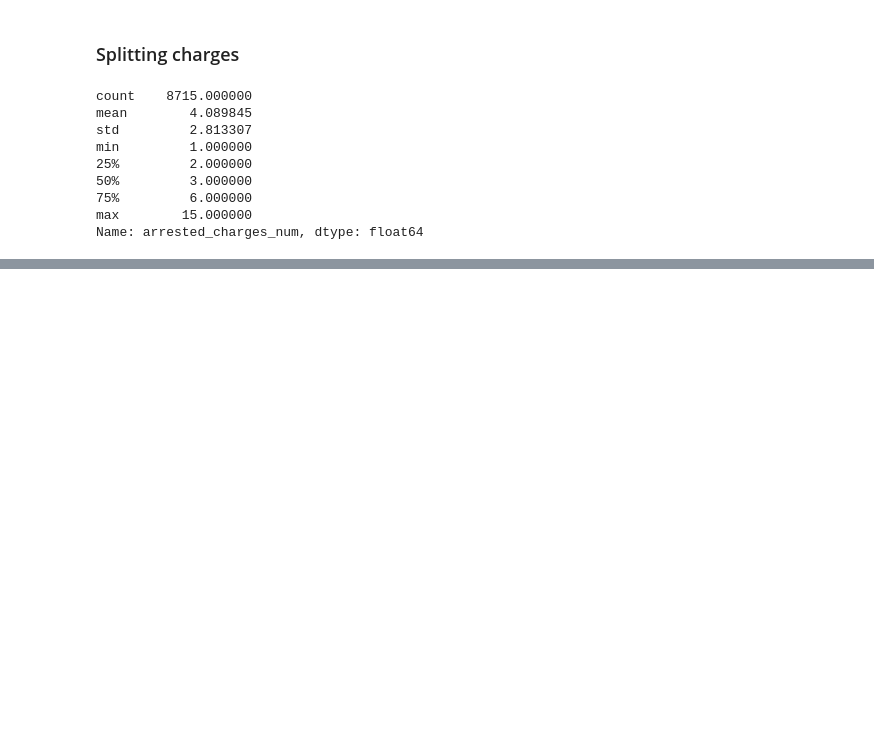
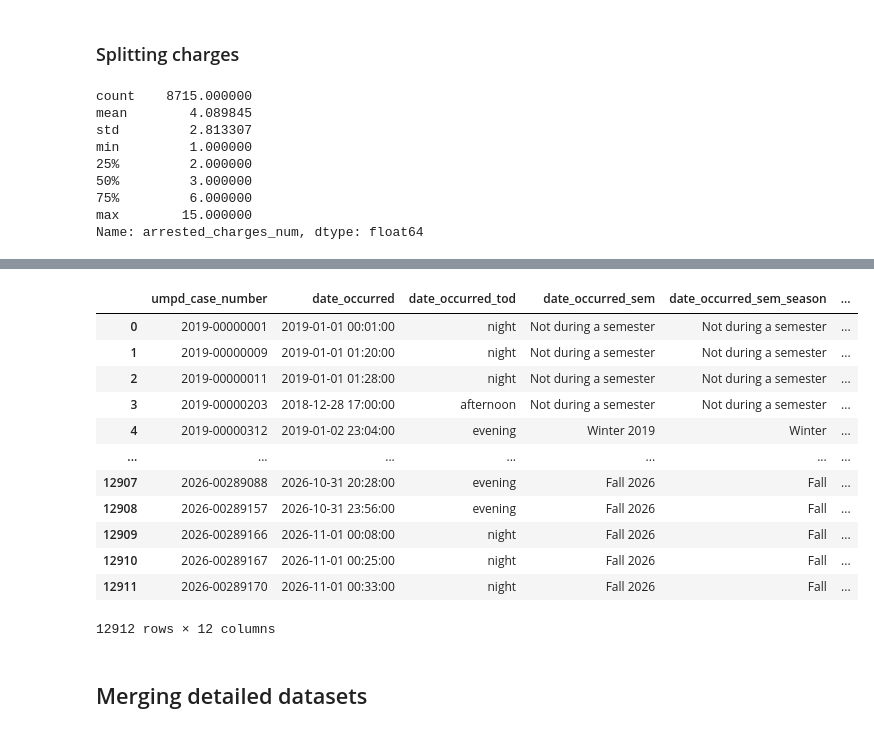
Before and after one commit to DiegoTorrealba/umpd-crime, a Jupyter notebook: notebooks/02-data-cleaning-and-exploration.ipynb, the cells around one changed output, grey strips where cells are left out. Saved outputs shown, nothing was run; the diff lists cells and outputs as text; code cells hidden in the pictures; blank space fills up the shorter version.

```diff
--- a/notebooks/02-data-cleaning-and-exploration.ipynb
+++ b/notebooks/02-data-cleaning-and-exploration.ipynb
@@ -294,0 +418,57 @@ Name: count, dtype: int64
+# %%
+dci_df['date_occurred_tod'] = pd.cut(
+  dci_df['date_occurred'].dt.hour,
+  bins = TOD_CATEGORIES['bins'],
+  labels = TOD_CATEGORIES['labels'],
+  ordered = False,
+  include_lowest = True
+)
+
+dci_df_date_occurred_sem_conditions = get_semester_conditions(dci_df['date_occurred'])
+dci_df['date_occurred_sem'] = np.select(dci_df_date_occurred_sem_conditions, SEMESTER_LABELS, default = "Not during a semester")
+
+dci_df_date_occurred_sem_season_conditions = get_semester_season_conditions(dci_df['date_occurred_sem'])
+
+dci_df['date_occurred_sem_season'] = np.select(
+  dci_df_date_occurred_sem_season_conditions,
+  ['Fall', "Winter", "Spring", "Summer"],
+  default = "Not during a semester"
+)
+# %%
+dci_df['report_date_tod'] = pd.cut(
+  dci_df['report_date'].dt.hour,
+  bins = TOD_CATEGORIES['bins'],
+  labels = TOD_CATEGORIES['labels'],
+  ordered = False,
+  include_lowest = True
+)
+dci_df_report_date_sem_conditions = get_semester_conditions(dci_df['report_date'])
+dci_df['report_date_sem'] = np.select(dci_df_report_date_sem_conditions, SEMESTER_LABELS, default = "Not during a semester")
+
+dci_df_report_date_sem_season_conditions = get_semester_season_conditions(dci_df['report_date_sem'])
+
+dci_df['report_date_sem_season'] = np.select(
+  dci_df_date_occurred_sem_season_conditions,
+  ['Fall', 'Winter', 'Spring', 'Summer'],
+  default= 'Not during a semester'
+)
+# %%
+dci_df = dci_df[['umpd_case_number', 'date_occurred', 'date_occurred_tod', 'date_occurred_sem', 'date_occurred_sem_season', 'report_date', 'report_date_tod', 'report_date_sem', 'report_date_sem_season', 'crime_type', 'disposition', 'location']]
+# %%
+dci_df
+# %% [output]
+|  | umpd_case_number | date_occurred | date_occurred_tod | date_occurred_sem | date_occurred_sem_season | ... |
+| 0 | 2019-00000001 | 2019-01-01 00:01:00 | night | Not during a semester | Not during a semester | ... |
+| 1 | 2019-00000009 | 2019-01-01 01:20:00 | night | Not during a semester | Not during a semester | ... |
+| 2 | 2019-00000011 | 2019-01-01 01:28:00 | night | Not during a semester | Not during a semester | ... |
+| 3 | 2019-00000203 | 2018-12-28 17:00:00 | afternoon | Not during a semester | Not during a semester | ... |
+| 4 | 2019-00000312 | 2019-01-02 23:04:00 | evening | Winter 2019 | Winter | ... |
+| ... | ... | ... | ... | ... | ... | ... |
+| 12907 | 2026-00289088 | 2026-10-31 20:28:00 | evening | Fall 2026 | Fall | ... |
+| 12908 | 2026-00289157 | 2026-10-31 23:56:00 | evening | Fall 2026 | Fall | ... |
+| 12909 | 2026-00289166 | 2026-11-01 00:08:00 | night | Fall 2026 | Fall | ... |
+| 12910 | 2026-00289167 | 2026-11-01 00:25:00 | night | Fall 2026 | Fall | ... |
+| 12911 | 2026-00289170 | 2026-11-01 00:33:00 | night | Fall 2026 | Fall | ... |
+12912 rows × 12 columns
+# %% [markdown]
+## Merging detailed datasets
```
Also changed, not shown: parts of 22 cells of this notebook, 5 other files.
